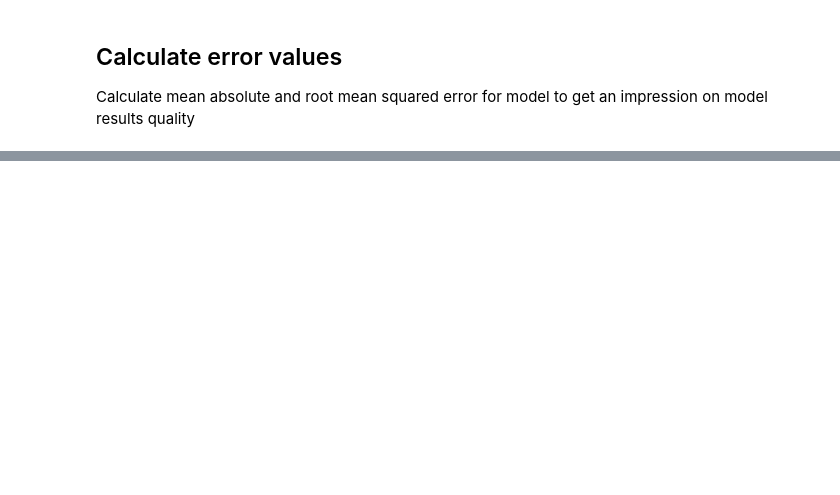
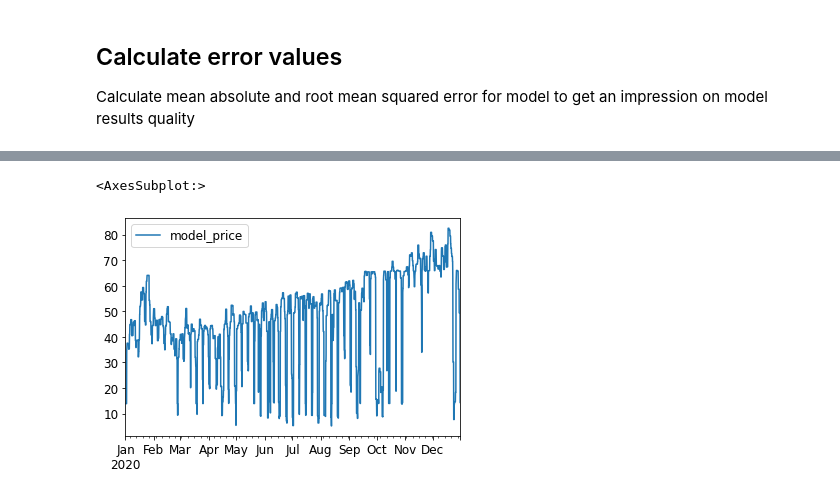
Before and after one commit to pommes-public/pommesevaluation, a Jupyter notebook: power_price_validation.ipynb, the cells around one changed output, grey strips where cells are left out. Saved outputs shown, nothing was run; the diff lists cells and outputs as text; code cells hidden in the pictures; blank space fills up the shorter version.

```diff
--- a/power_price_validation.ipynb
+++ b/power_price_validation.ipynb
@@ -303,0 +399,5 @@ model_prices.idxmin()
+# %%
+model_prices.rolling(24).max().plot()
+# %% [output]
+<AxesSubplot:>
+[figure, added]
```
Also changed, not shown: parts of 24 cells of this notebook, 1 other file.
